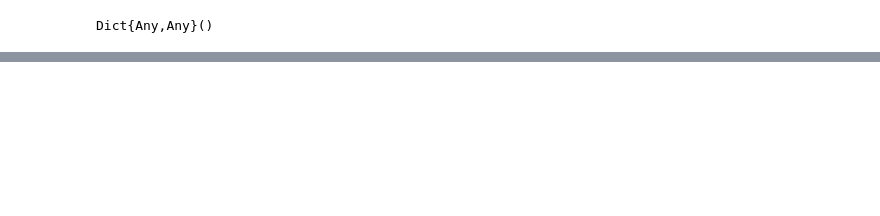
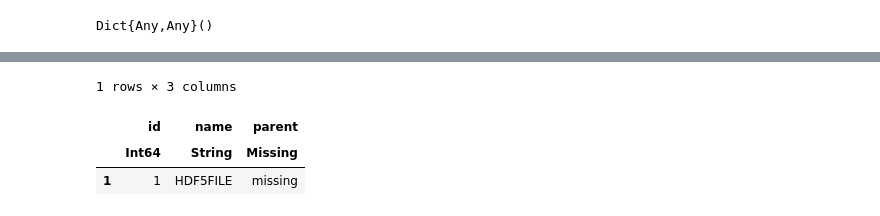
Before and after one commit to sfacca/stage-Machine-learning, a Jupyter notebook: prisma/hdf5/appunti su tools hdf5 hdf eos5.ipynb, the cells around one changed output, grey strips where cells are left out. Cells and saved outputs as stored; diff of their text form; code cells hidden in the pictures; blank space fills up the shorter version.

```diff
--- a/prisma/hdf5/appunti su tools hdf5 hdf eos5.ipynb
+++ b/prisma/hdf5/appunti su tools hdf5 hdf eos5.ipynb
@@ -218,0 +354,8 @@ No documentation found.
+# %%
+using DataFrames
+df = DataFrame(id = 1, name = "HDF5FILE", parent = missing)
+# %% [output]
+1 rows × 3 columns
+|  | id | name | parent |
+|  | Int64 | String | Missing |
+| 1 | 1 | HDF5FILE | missing |
```
Also changed, not shown: parts of 14 cells of this notebook, 3 other files.
